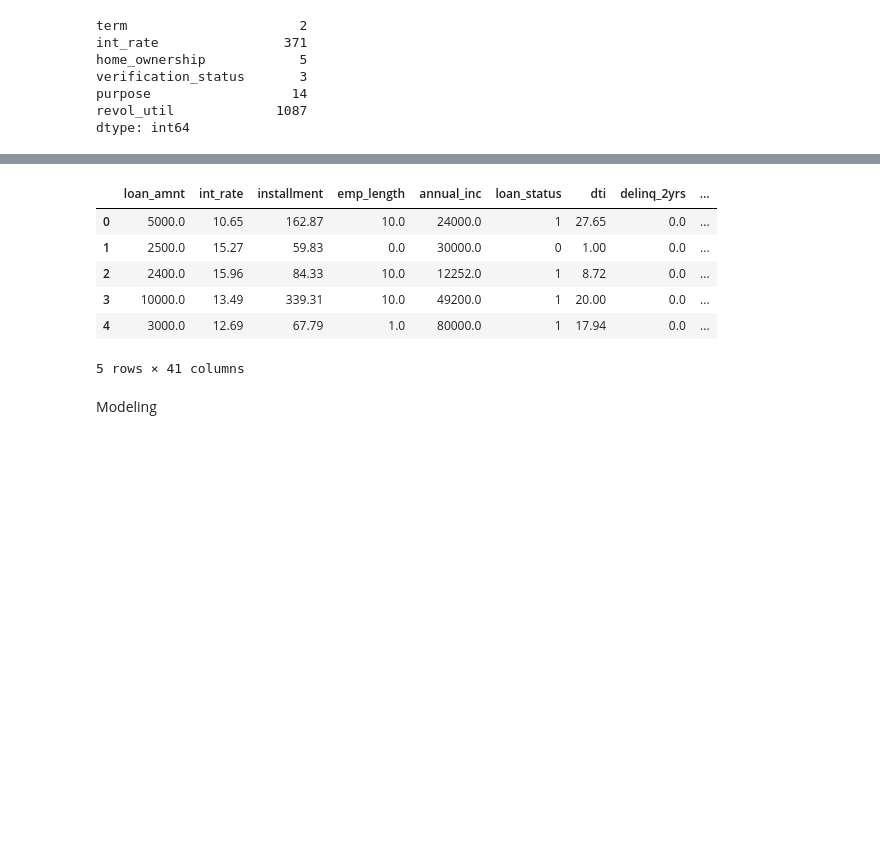
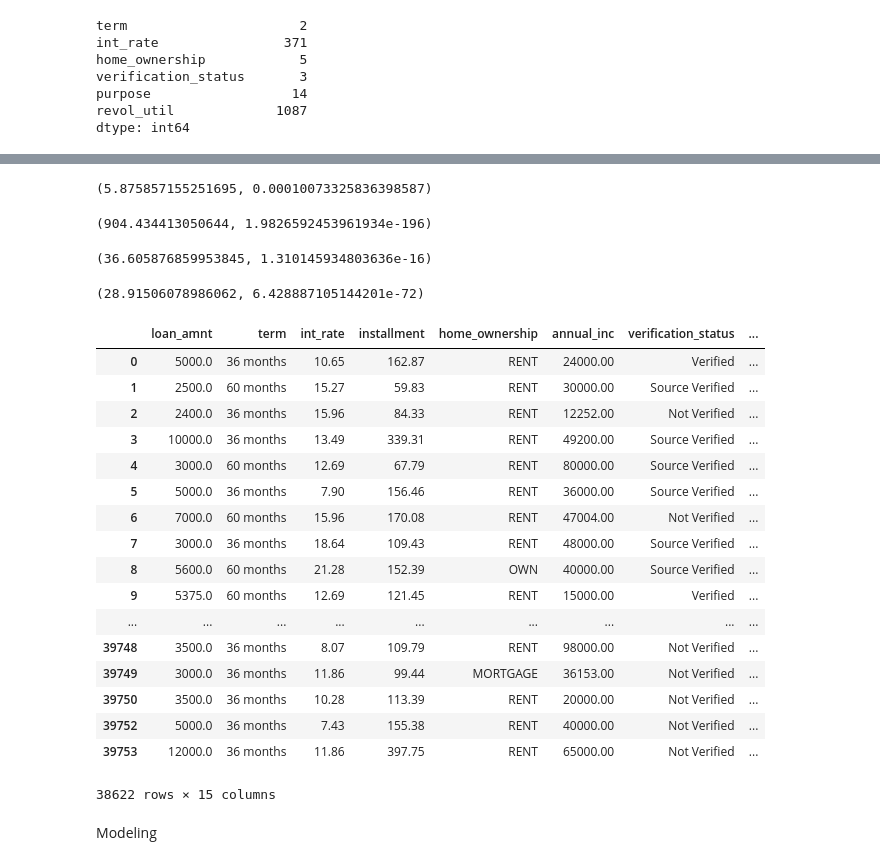
Before and after one commit to xuelianmayday/Modeling-Credit-Risk, a Jupyter notebook: Independent Study - Modeling Credit Risk.ipynb, the cells around one changed output, grey strips where cells are left out. Cells and saved outputs as stored; diff of their text form; code cells hidden in the pictures; blank space fills up the shorter version.

```diff
--- a/Independent Study - Modeling Credit Risk.ipynb
+++ b/Independent Study - Modeling Credit Risk.ipynb
@@ -275,0 +321,2 @@ loans['revol_util'] = loans['revol_util'].str.rstrip('%').astype('float')
+# %%
+loans = loans.drop(['acc_now_delinq','delinq_amnt','tax_liens'],axis=1)
@@ -276,17 +353,65 @@ loans['revol_util'] = loans['revol_util'].str.rstrip('%').astype('float')
+# %%
+loans = loans.drop(['revol_bal','open_acc','emp_length'],axis=1)
+# %%
+# anova analysis on loan_status across different categorical groups
+
+home_grps = pd.unique(loans.home_ownership.values)
+h_loans = {grp:loans['loan_status'][loans.home_ownership == grp] for grp in home_grps}
+F, p = stats.f_oneway(h_loans['RENT'], h_loans['OWN'], h_loans['MORTGAGE'], h_loans['OTHER'], h_loans['NONE'])
+F, p
+# %% [output]
+(5.875857155251695, 0.00010073325836398587)
+# %%
+term_grps = pd.unique(loans.term.values)
+term_grps
+t_loans = {grp:loans['loan_status'][loans.term == grp] for grp in term_grps}
+F, p = stats.f_oneway(t_loans[' 36 months'], t_loans[' 60 months'])
+F, p
+# %% [output]
+(904.434413050644, 1.9826592453961934e-196)
+# %%
+verif_grps = pd.unique(loans.verification_status.values)
+v_loans = {grp:loans['loan_status'][loans.verification_status == grp] for grp in verif_grps}
+F, p = stats.f_oneway(v_loans['Verified'], v_loans['Not Verified'], v_loans['Source Verified'])
+F, p
+# %% [output]
+(36.605876859953845, 1.310145934803636e-16)
+# %%
+purp_grps = pd.unique(loans.purpose.values)
+p_loans = {grp:loans['loan_status'][loans.purpose == grp] for grp in purp_grps}
+F, p = stats.f_oneway(p_loans['credit_card'], p_loans['car'], p_loans['small_business'], p_loans['other'],
+                      p_loans['wedding'], p_loans['debt_consolidation'], p_loans['home_improvement'],
+                      p_loans['major_purchase'], p_loans['medical'], p_loans['moving'],
+                      p_loans['vacation'], p_loans['house'], p_loans['renewable_energy'],
+                     p_loans['educational'])
+F, p
+# %% [output]
+(28.91506078986062, 6.428887105144201e-72)
+# %%
+loans
+# %% [output]
+|  | loan_amnt | term | int_rate | installment | home_ownership | annual_inc | verification_status | ... |
+| 0 | 5000.0 | 36 months | 10.65 | 162.87 | RENT | 24000.00 | Verified | ... |
+| 1 | 2500.0 | 60 months | 15.27 | 59.83 | RENT | 30000.00 | Source Verified | ... |
+| 2 | 2400.0 | 36 months | 15.96 | 84.33 | RENT | 12252.00 | Not Verified | ... |
+| 3 | 10000.0 | 36 months | 13.49 | 339.31 | RENT | 49200.00 | Source Verified | ... |
+| 4 | 3000.0 | 60 months | 12.69 | 67.79 | RENT | 80000.00 | Source Verified | ... |
+| 5 | 5000.0 | 36 months | 7.90 | 156.46 | RENT | 36000.00 | Source Verified | ... |
+| 6 | 7000.0 | 60 months | 15.96 | 170.08 | RENT | 47004.00 | Not Verified | ... |
+| 7 | 3000.0 | 36 months | 18.64 | 109.43 | RENT | 48000.00 | Source Verified | ... |
+| 8 | 5600.0 | 60 months | 21.28 | 152.39 | OWN | 40000.00 | Source Verified | ... |
+| 9 | 5375.0 | 60 months | 12.69 | 121.45 | RENT | 15000.00 | Verified | ... |
+| ... | ... | ... | ... | ... | ... | ... | ... | ... |
+| 39748 | 3500.0 | 36 months | 8.07 | 109.79 | RENT | 98000.00 | Not Verified | ... |
+| 39749 | 3000.0 | 36 months | 11.86 | 99.44 | MORTGAGE | 36153.00 | Not Verified | ... |
+| 39750 | 3500.0 | 36 months | 10.28 | 113.39 | RENT | 20000.00 | Not Verified | ... |
+| 39752 | 5000.0 | 36 months | 7.43 | 155.38 | RENT | 40000.00 | Not Verified | ... |
+| 39753 | 12000.0 | 36 months | 11.86 | 397.75 | RENT | 65000.00 | Not Verified | ... |
+38622 rows × 15 columns
 # %%
 # create dummy variables for the remaining categorical variables in the dataframe
 dummy_df = pd.get_dummies(loans[['home_ownership','verification_status','purpose','term']])
 loans = pd.concat([loans,dummy_df],axis=1)
 loans = loans.drop(['home_ownership','verification_status','purpose','term'],axis=1)
-# %%
-loans.head()
-# %% [output]
-|  | loan_amnt | int_rate | installment | emp_length | annual_inc | loan_status | dti | delinq_2yrs | ... |
-| 0 | 5000.0 | 10.65 | 162.87 | 10.0 | 24000.0 | 1 | 27.65 | 0.0 | ... |
-| 1 | 2500.0 | 15.27 | 59.83 | 0.0 | 30000.0 | 0 | 1.00 | 0.0 | ... |
-| 2 | 2400.0 | 15.96 | 84.33 | 10.0 | 12252.0 | 1 | 8.72 | 0.0 | ... |
-| 3 | 10000.0 | 13.49 | 339.31 | 10.0 | 49200.0 | 1 | 20.00 | 0.0 | ... |
-| 4 | 3000.0 | 12.69 | 67.79 | 1.0 | 80000.0 | 1 | 17.94 | 0.0 | ... |
-5 rows × 41 columns
 # %% [markdown]
 Modeling
```
Also changed, not shown: parts of 21 cells of this notebook.
